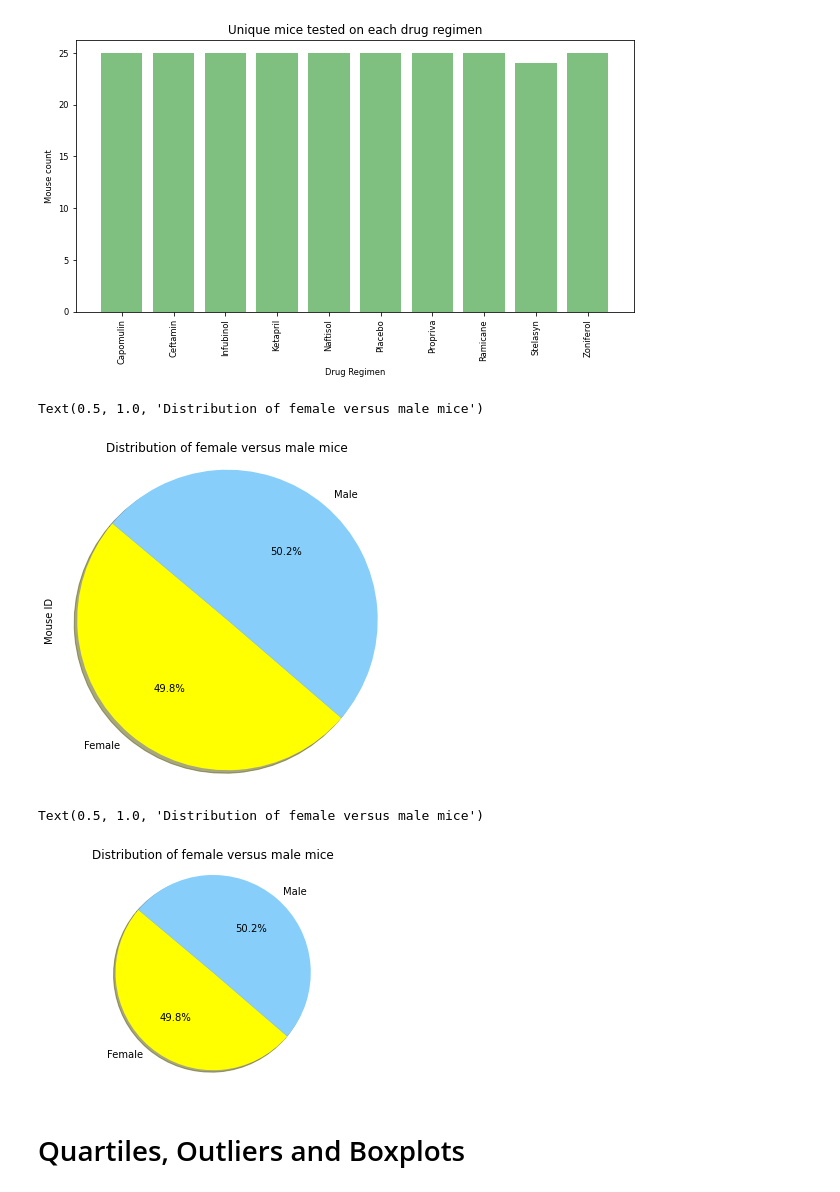
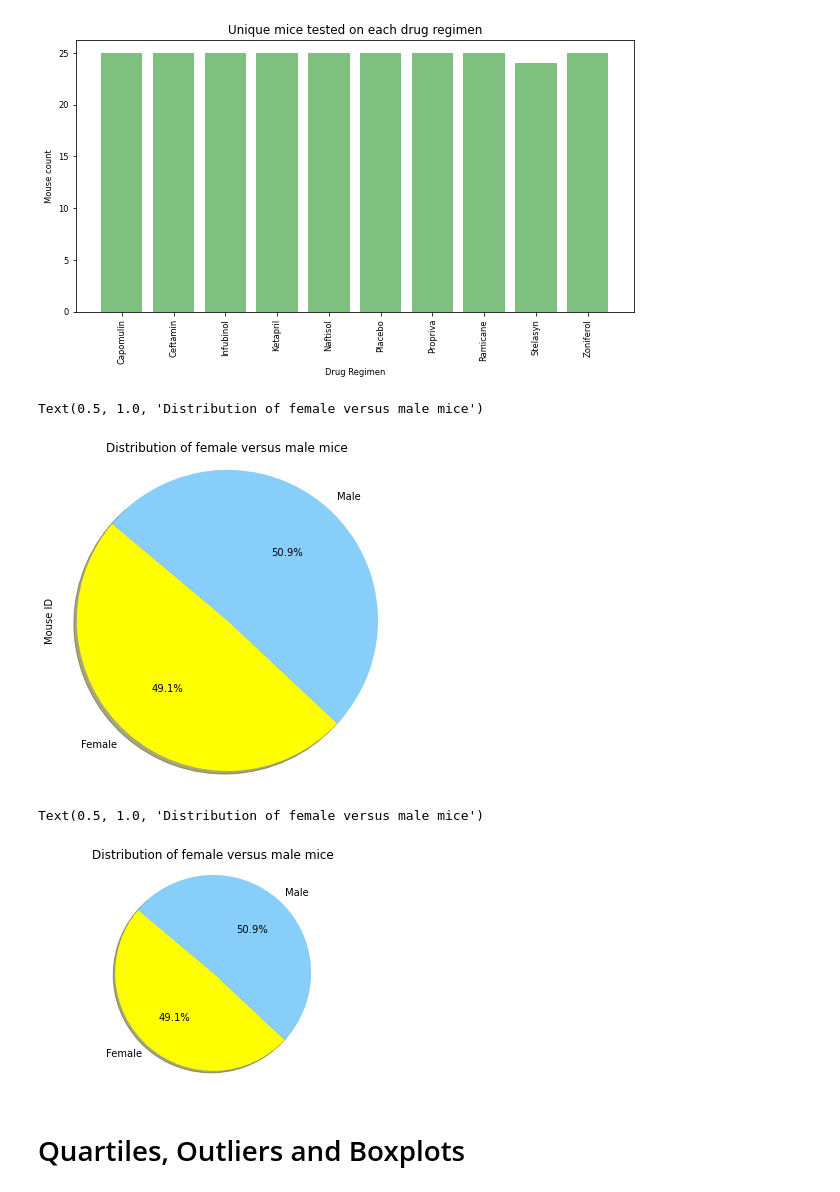
Before and after one commit to Doris-M/matplotlib-challenge, a Jupyter notebook: pymaceuticals_starter.ipynb, the cells around one changed output. Saved outputs shown, nothing was run; the diff lists cells and outputs as text; code cells hidden in the pictures.

```diff
--- a/pymaceuticals_starter.ipynb
+++ b/pymaceuticals_starter.ipynb
@@ -80,3 +98,8 @@ mouse_all_duplicated_df
 | 918 | g989 | Propriva | Female | 21 | 26 | 25 | 56.045564 | ... |
 | 919 | g989 | Propriva | Female | 21 | 26 | 30 | 59.082294 | ... |
 | 920 | g989 | Propriva | Female | 21 | 26 | 35 | 62.570880 | ... |
+# %%
+for i in range(len(duplicated_mouse_id)):
+    #Dropped the repeated data for the duplicate mouse. I kept the mouse with the other datas with not repeated timepoint
+    mouse_study_combined_df = mouse_study_combined_df.drop_duplicates(subset=["Mouse ID",'Timepoint'], keep =  False)
+mouse_study_combined_df
@@ -195,18 +231,20 @@ Text(0.5, 0, 'Drug Regimen')
 [figure]
 # %%
 # Generate a pie plot showing the distribution of female versus male mice using pandas
-show_distribution_bysex =mouse_study_clean_df.groupby('Sex')['Mouse ID'].count()
+
+# Generated a DataFrame grouping by sex
+show_distribution_bysex =mouse_study_combined_df.groupby('Sex')['Mouse ID'].count()
 colors=["yellow", "lightskyblue"]
 
 show_distribution_bysex.plot(kind="pie", colors = colors, figsize=(6,6),autopct='%1.1f%%',shadow=True,startangle=140, legend = False)
 plt.axis("equal")
 plt.title ('Distribution of female versus male mice')
 # %% [output]
 Text(0.5, 1.0, 'Distribution of female versus male mice')
-[figure, old version]
+[figure, new version]
 # %%
 # Generate a pie plot showing the distribution of female versus male mice using pyplot
-show_distribution_bysexpyplot =mouse_study_clean_df.groupby('Sex')['Mouse ID'].count().reset_index()
+show_distribution_bysexpyplot =mouse_study_combined_df.groupby('Sex')['Mouse ID'].count().reset_index()
 
 sex_labels = show_distribution_bysexpyplot['Sex']
 
@@ -216,15 +254,14 @@ sizes_mousecount = show_distribution_bysexpyplot['Mouse ID']
 # The colors of each section of the pie chart
 colors = colors=["yellow", "lightskyblue"]
 
-# Creates the pie chart based upon the values above
-# Automatically finds the percentages of each part of the pie chart
+# Create the pie chart
 plt.pie(sizes_mousecount, labels=sex_labels, colors=colors,
         autopct="%1.1f%%", shadow=True, startangle=140)
 plt.axis("equal")
 plt.title ('Distribution of female versus male mice')
 # %% [output]
 Text(0.5, 1.0, 'Distribution of female versus male mice')
-[figure, old version]
+[figure, new version]
 # %% [markdown]
 # Quartiles, Outliers and Boxplots
 # %%
```
Also changed, not shown: parts of 22 cells of this notebook, 1 other file.
